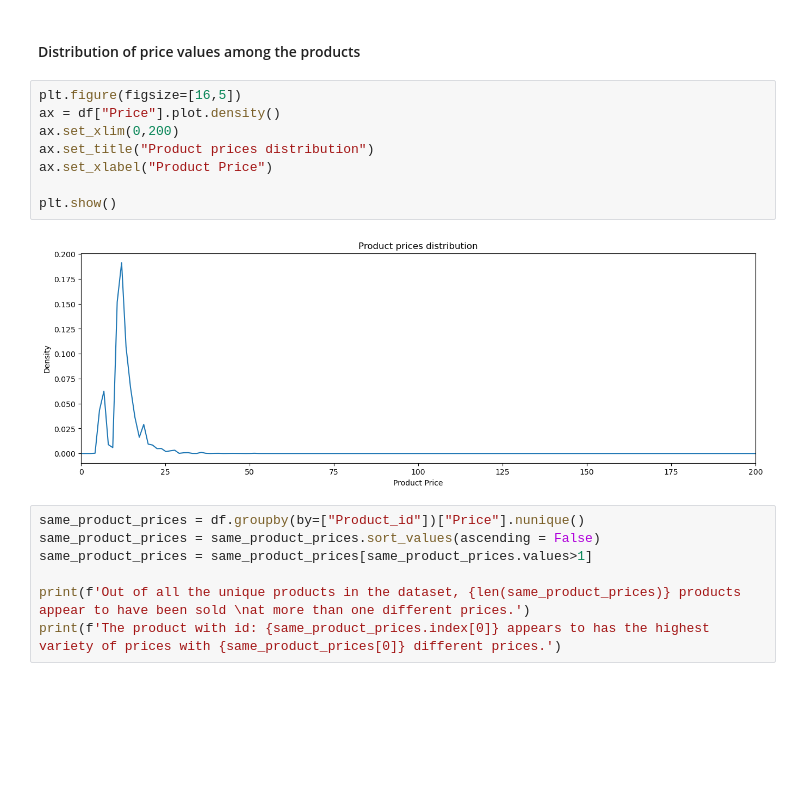
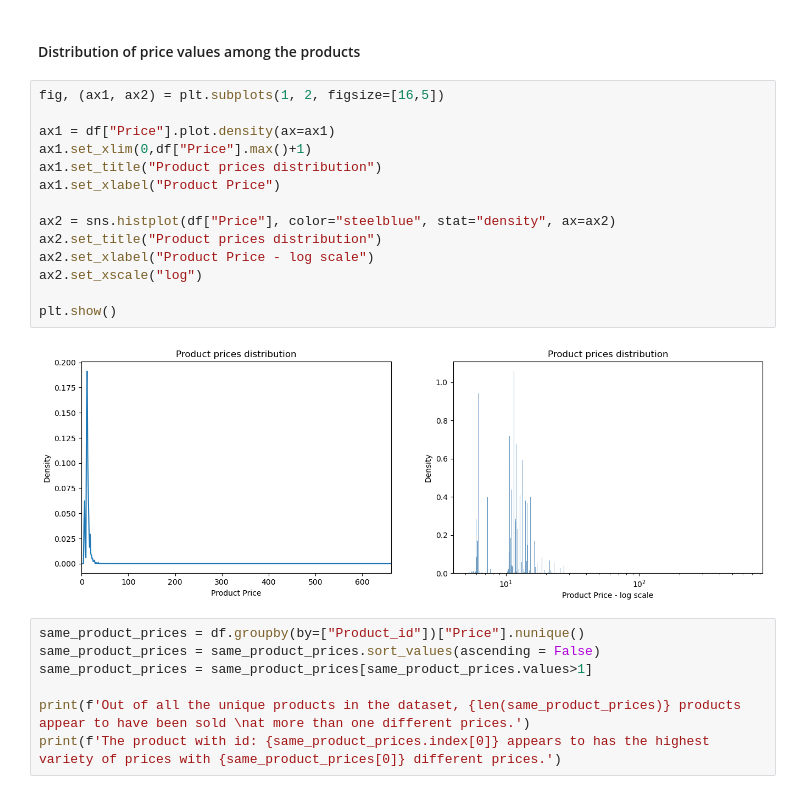
Before and after one commit to SyNikolai/EcommerceAnalytics, a Jupyter notebook: ecommerce.ipynb, the cells around one changed output. Cells and saved outputs as stored; diff of their text form; blank space fills up the shorter version.

Commit message:
Updated price distribution plots

```diff
--- a/ecommerce.ipynb
+++ b/ecommerce.ipynb
@@ -349,16 +349,22 @@ plt.show()
 #### It is apparent that the products in the dataset have been sold throughout the year in different prices.
 # %% [markdown]
 #### Distribution of price values among the products
-# %%
-plt.figure(figsize=[16,5])
-ax = df["Price"].plot.density()
-ax.set_xlim(0,200)
-ax.set_title("Product prices distribution")
-ax.set_xlabel("Product Price")
-
-plt.show()
-# %% [output]
-[figure, removed]
+# %%
+fig, (ax1, ax2) = plt.subplots(1, 2, figsize=[16,5])
+
+ax1 = df["Price"].plot.density(ax=ax1)
+ax1.set_xlim(0,df["Price"].max()+1)
+ax1.set_title("Product prices distribution")
+ax1.set_xlabel("Product Price")
+
+ax2 = sns.histplot(df["Price"], color="steelblue", stat="density", ax=ax2)
+ax2.set_title("Product prices distribution")
+ax2.set_xlabel("Product Price - log scale")
+ax2.set_xscale("log")
+
+plt.show()
+# %% [output]
+[figure, added]
 # %%
 same_product_prices = df.groupby(by=["Product_id"])["Price"].nunique()
 same_product_prices = same_product_prices.sort_values(ascending = False)
```
Also changed, not shown: parts of 7 cells of this notebook.
